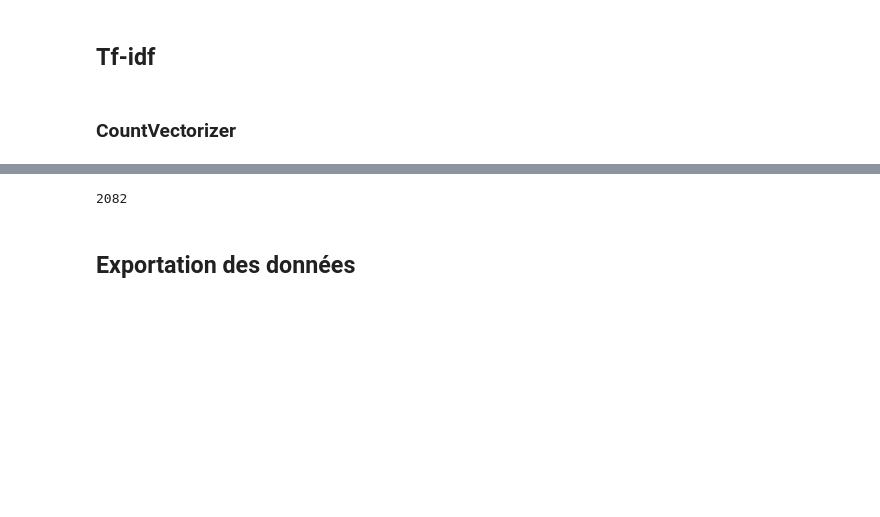
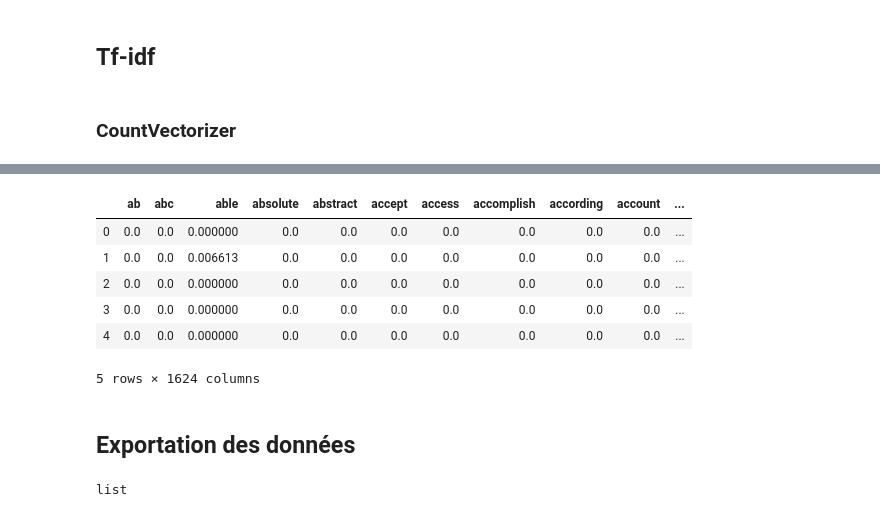
Before and after one commit to maudch96/Projet5, a Jupyter notebook: Projet5.ipynb, the cells around one changed output, grey strips where cells are left out. Drawn from its saved outputs; the diff is of its cells as text; code cells hidden in the pictures; blank space fills up the shorter version.

```diff
--- a/Projet5.ipynb
+++ b/Projet5.ipynb
@@ -236,5 +274,5 @@ count = CountVectorizer(tokenizer=LemmaTokenizer(),
 tfidf = TfidfTransformer()
 pipe = make_pipeline(count, tfidf)
 # %%
-pipe.fit(train_df["Body"])
+pipe.fit(filtered_df["Body"])
 # %% [output]
@@ -267,3 +303,3 @@ train_feature
 # %%
-feature_names_train = count.get_feature_names()
+feature_names = count.get_feature_names()
 # %%
@@ -273,7 +329,3 @@ len(feature_names_train)
 # %%
-test_feature = pipe.transform(test_df["Body"])
-feature_names_test = count.get_feature_names()
-len(feature_names_test)
+test_feature = pipe.transform(filtered_test_df["Body"])
-# %% [output]
-2082
 # %%
@@ -287,5 +339,22 @@ test_mx = pd.DataFrame(denselist_test, columns= feature_names_test)
+# %%
+train_mx =  pd.DataFrame(train_feature.toarray(), columns = feature_names)
+test_mx = pd.DataFrame(test_feature.toarray(), columns = feature_names)
+# %%
+test_mx.head()
+# %% [output]
+|  | ab | abc | able | absolute | abstract | accept | access | accomplish | according | account | ... |
+| 0 | 0.0 | 0.0 | 0.000000 | 0.0 | 0.0 | 0.0 | 0.0 | 0.0 | 0.0 | 0.0 | ... |
+| 1 | 0.0 | 0.0 | 0.006613 | 0.0 | 0.0 | 0.0 | 0.0 | 0.0 | 0.0 | 0.0 | ... |
+| 2 | 0.0 | 0.0 | 0.000000 | 0.0 | 0.0 | 0.0 | 0.0 | 0.0 | 0.0 | 0.0 | ... |
+| 3 | 0.0 | 0.0 | 0.000000 | 0.0 | 0.0 | 0.0 | 0.0 | 0.0 | 0.0 | 0.0 | ... |
+| 4 | 0.0 | 0.0 | 0.000000 | 0.0 | 0.0 | 0.0 | 0.0 | 0.0 | 0.0 | 0.0 | ... |
+5 rows × 1624 columns
 # %% [markdown]
 ## Exportation des données
 # %%
 test_mx.to_csv('test_mx.csv', sep=';')
 train_mx.to_csv('train_mx.csv', sep=';')
+# %%
+type(filtered_df['processed_tags'].iloc[0])
+# %% [output]
+list
```
Also changed, not shown: parts of 32 cells of this notebook.
